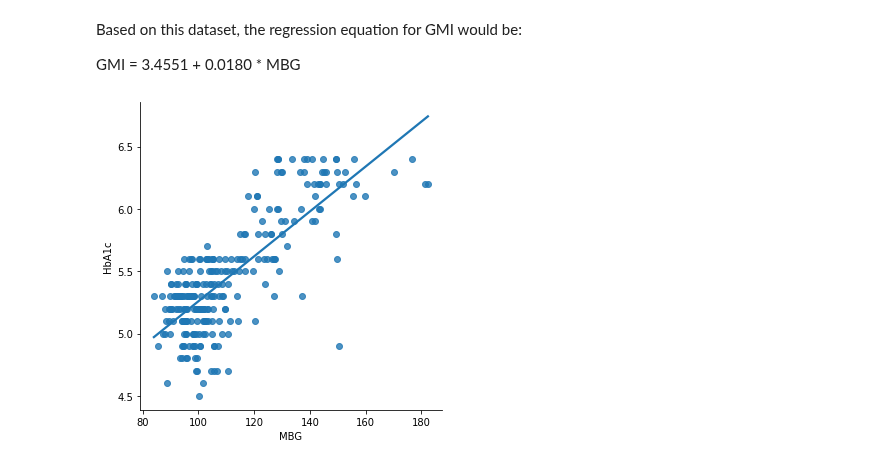
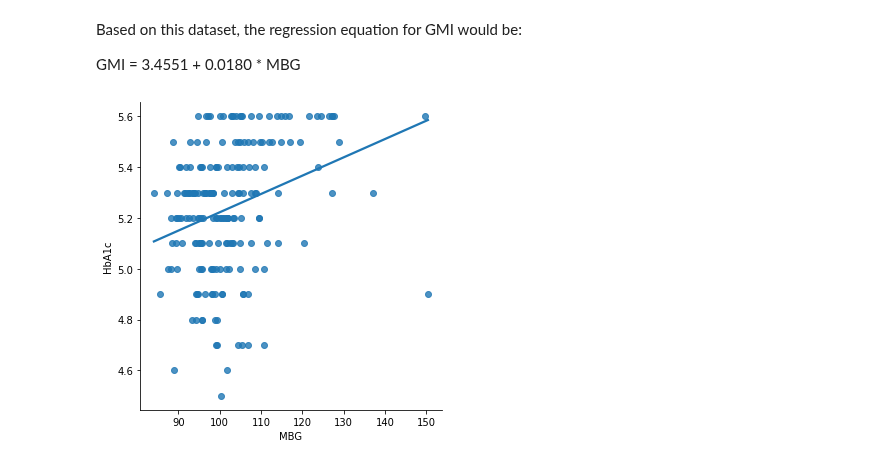
Before and after one commit to childhealthbiostatscore/BDC-Code, a Jupyter notebook: Viral Shah/ADA 2022/shah_ada_2022.ipynb, the cells around one changed output. Drawn from its saved outputs; the diff is of its cells as text; code cells hidden in the pictures.

```diff
--- a/Viral Shah/ADA 2022/shah_ada_2022.ipynb
+++ b/Viral Shah/ADA 2022/shah_ada_2022.ipynb
@@ -44,3 +45,6 @@ df = pd.concat([df,mean_bgs])
 df["GMI"] = [3.31 + 0.02392*m for m in df["MBG"]]
 df["Diff"] = df["HbA1c"] - df["GMI"]
 df.reset_index(inplace=True)
+# Split by HbA1c < 5.7 and 5.7 - 6.5
+nondiab = df[df['HbA1c'] < 5.7]
+prediab = df[(df['HbA1c'] >= 5.7) & (df['HbA1c'] <6.5)]
@@ -96,6 +104,6 @@ Based on this dataset, the regression equation for GMI would be:
 
 GMI = 3.4551 + 0.0180 * MBG
 # %%
-sns.lmplot(x="MBG",y="HbA1c",data=df,ci=None);
+sns.lmplot(x="MBG",y="HbA1c",data=nondiab,ci=None);
 # %% [output]
-[figure, old version]
+[figure, new version]
```
Also changed, not shown: parts of 16 cells of this notebook, 1 other file.
